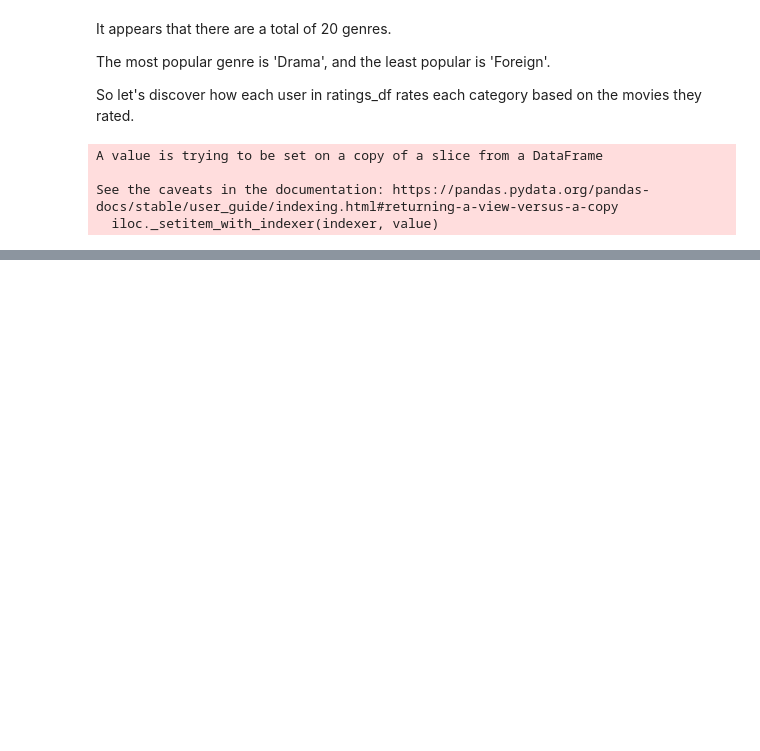
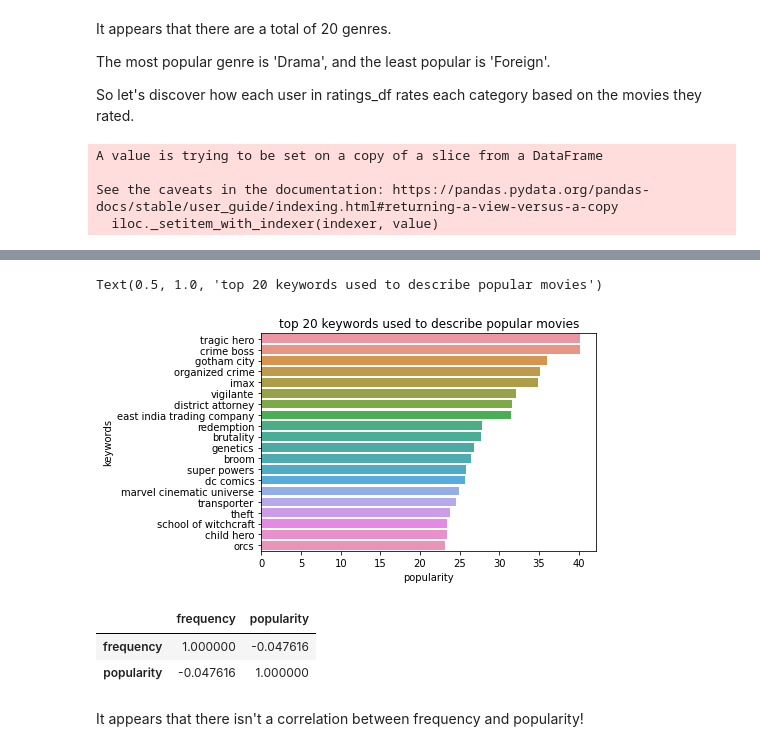
Before and after one commit to kunhwiko/Movie_Recommendation, a Jupyter notebook: src/CIS545_Group_Project.ipynb, the cells around one changed output, grey strips where cells are left out. Cells and saved outputs as stored; diff of their text form; code cells hidden in the pictures; blank space fills up the shorter version.

```diff
--- a/src/CIS545_Group_Project.ipynb
+++ b/src/CIS545_Group_Project.ipynb
@@ -342,0 +421,28 @@ genres_df
+# %%
+popular_keywords = movies_copy[['keywords', 'popularity']].explode('keywords').reset_index()
+popular_keywords = popular_keywords.groupby('keywords', as_index=False)[['keywords', 'popularity']].mean().\
+                          sort_values('popularity', ascending=False)
+
+filtered_popular_keywords = popular_keywords[popular_keywords['keywords'].isin(keywords)]
+# %%
+sns.barplot(y='keywords', x='popularity', data=filtered_popular_keywords.head(20))
+plt.title('top 20 keywords used to describe popular movies')
+# %% [output]
+Text(0.5, 1.0, 'top 20 keywords used to describe popular movies')
+[figure, added]
+# %%
+query = '''
+select k.keywords, k.frequency, f.popularity
+from keywords_df as k
+join filtered_popular_keywords as f
+on k.keywords = f.keywords
+'''
+
+freq_pop = ps.sqldf(query)
+freq_pop.corr()
+# %% [output]
+|  | frequency | popularity |
+| frequency | 1.000000 | -0.047616 |
+| popularity | -0.047616 | 1.000000 |
+# %% [markdown]
+It appears that there isn't a correlation between frequency and popularity!
```
Also changed, not shown: parts of 43 cells of this notebook.
